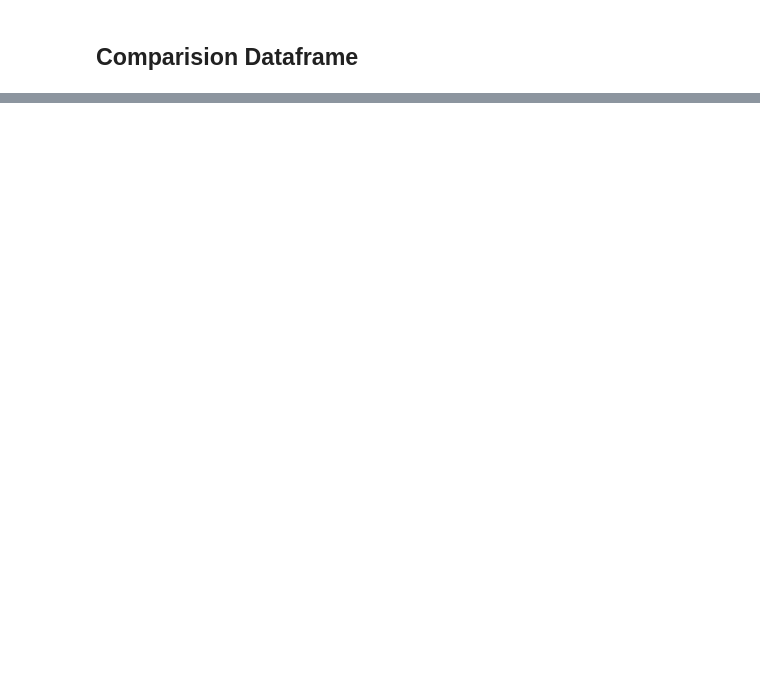
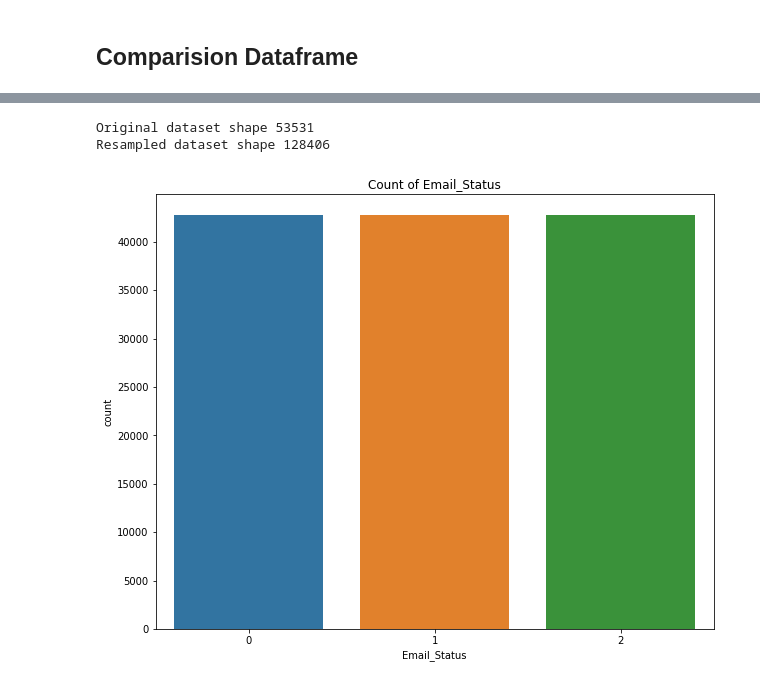
Before and after one commit to Dany511/Email-Campaign-Effectiveness-Prediction, a Jupyter notebook: Email_Campaign_Capstone.ipynb, the cells around one changed output, grey strips where cells are left out. Drawn from its saved outputs; the diff is of its cells as text; code cells hidden in the pictures; blank space fills up the shorter version.

```diff
--- a/Email_Campaign_Capstone.ipynb
+++ b/Email_Campaign_Capstone.ipynb
@@ -1034,0 +1048,20 @@ metrics_df(model_list,all_metrics)
+# %%
+#Importing SMOTE from imbalance learn library
+from imblearn.over_sampling import SMOTE
+smote = SMOTE()
+
+# fit predictor and target variable
+x_smote, y_smote = smote.fit_resample(x_train,y_train)
+print('Original dataset shape', len(y_train))
+print('Resampled dataset shape', len(y_smote))
+# %% [output]
+Original dataset shape 53531
+Resampled dataset shape 128406
+# %%
+# Countplot of Email_Status
+plt.figure(figsize=(10,8)) # define figure size
+plt.title("Count of Email_Status") #giving a title to the plot
+sns.countplot(y_smote)
+plt.show()
+# %% [output]
+[figure, added]
```
Also changed, not shown: parts of 30 cells of this notebook.
